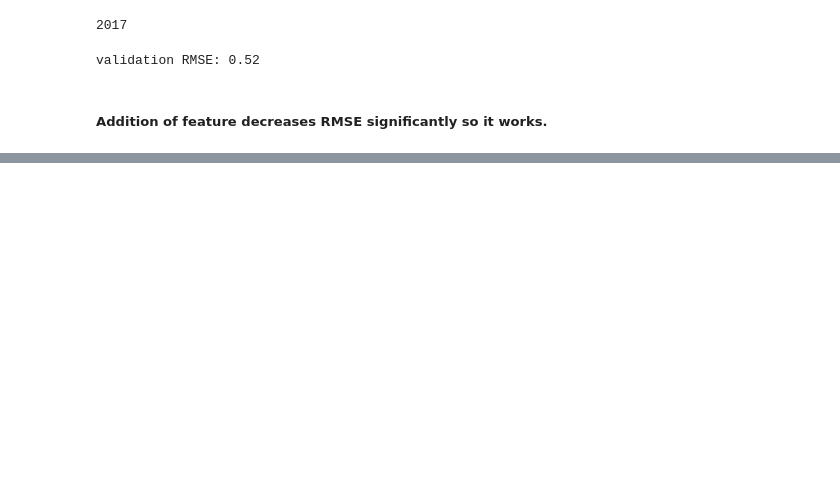
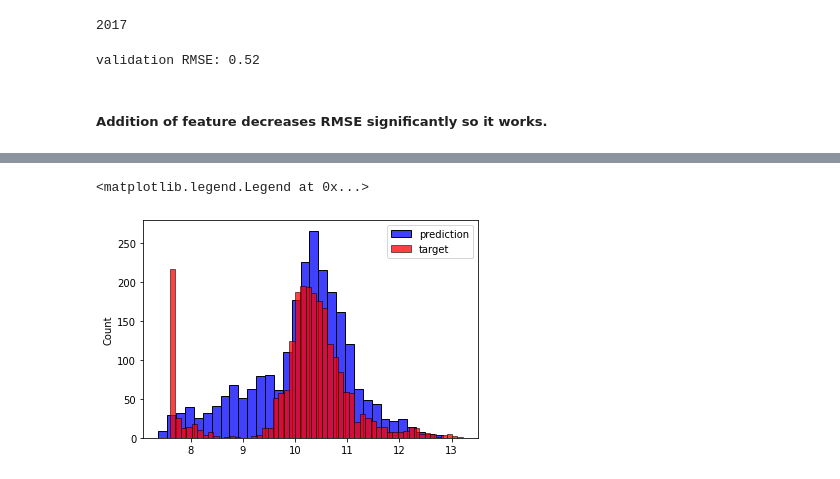
Before and after one commit to ver-akshat/Car-price-prediction, a Jupyter notebook: Car_price_prediction.ipynb, the cells around one changed output, grey strips where cells are left out. Drawn from its saved outputs; the diff is of its cells as text; code cells hidden in the pictures; blank space fills up the shorter version.

```diff
--- a/Car_price_prediction.ipynb
+++ b/Car_price_prediction.ipynb
@@ -246,0 +256,14 @@ plt.legend()
+# %%
+def convert(df):
+    df=df.copy()
+    features=first.copy()
+    df['age']=2017-df.year
+    features.append('age')
+    for v in ['chevrolet', 'ford', 'volkswagen', 'toyota', 'dodge']:
+        feature = 'is_make_%s' % v
+        df[feature] = (df['make'] == v).astype(int)
+        features.append(feature)
+    new_df=df[features]
+    new_df=new_df.fillna(0)
+    X=new_df.values
+    return X
@@ -246,0 +288,16 @@ plt.legend()
+# %%
+def convert(df):
+    df=df.copy()
+    features=first.copy()
+    df['age']=2017-df.year
+    features.append('age')
+    for v in ['chevrolet', 'ford', 'volkswagen', 'toyota', 'dodge']:
+        feature = 'is_make_%s' % v
+        df[feature] = (df['make'] == v).astype(int)
+        features.append(feature)
+    df['doors']=df.number_of_doors
+    features.append('doors')
+    new_df=df[features]
+    new_df=new_df.fillna(0)
+    X=new_df.values
+    return X
@@ -246,0 +313,8 @@ plt.legend()
+# %%
+# Checking the plots
+sns.histplot(y_pred_new, label='prediction',color='blue')
+sns.histplot(y_val, label='target',color='red')
+plt.legend()
+# %% [output]
+<matplotlib.legend.Legend at 0x...>
+[figure, added]
```
Also changed, not shown: parts of 8 cells of this notebook.
